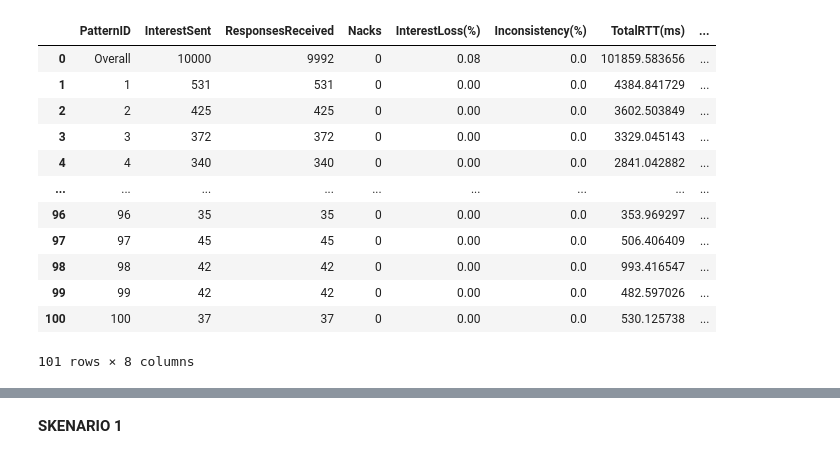
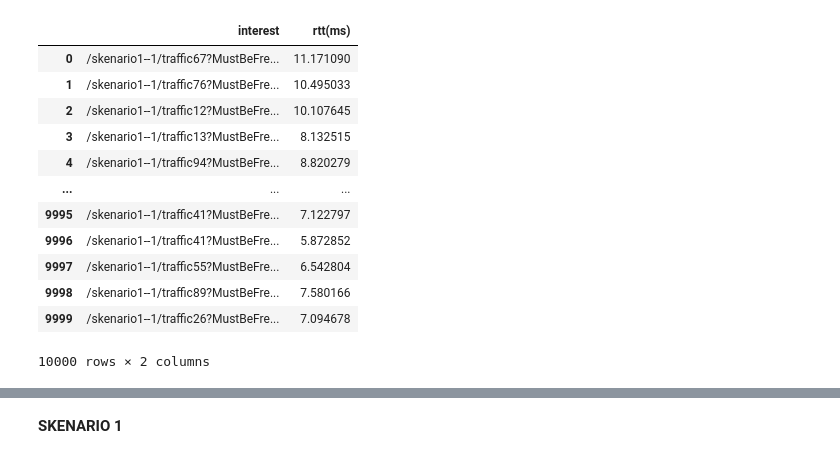
Before and after one commit to agnislur/ndn_project, a Jupyter notebook: OlahData.ipynb, the cells around one changed output, grey strips where cells are left out. Drawn from its saved outputs; the diff is of its cells as text; code cells hidden in the pictures.

```diff
--- a/OlahData.ipynb
+++ b/OlahData.ipynb
@@ -31,19 +25,23 @@ log23=pd.read_csv("log-skenario2-3-benerin3.csv", index_col=False)
 log11=pd.read_csv("log-skenario1-1.csv", index_col=False)
 log12=pd.read_csv("log-skenario1-2.csv", index_col=False)
 log13=pd.read_csv("log-skenario1-3.csv", index_col=False)
+
+log111=pd.read_csv("interest-skenario1-1.csv", index_col=False)
+log122=pd.read_csv("interest-skenario1-2.csv", index_col=False)
+log133=pd.read_csv("interest-skenario1-3.csv", index_col=False)
-# %%
-log33
-# %% [output]
-|  | PatternID | InterestSent | ResponsesReceived | Nacks | InterestLoss(%) | Inconsistency(%) | TotalRTT(ms) | ... |
-| 0 | Overall | 10000 | 9992 | 0 | 0.08 | 0.0 | 101859.583656 | ... |
-| 1 | 1 | 531 | 531 | 0 | 0.00 | 0.0 | 4384.841729 | ... |
-| 2 | 2 | 425 | 425 | 0 | 0.00 | 0.0 | 3602.503849 | ... |
-| 3 | 3 | 372 | 372 | 0 | 0.00 | 0.0 | 3329.045143 | ... |
-| 4 | 4 | 340 | 340 | 0 | 0.00 | 0.0 | 2841.042882 | ... |
-| ... | ... | ... | ... | ... | ... | ... | ... | ... |
-| 96 | 96 | 35 | 35 | 0 | 0.00 | 0.0 | 353.969297 | ... |
-| 97 | 97 | 45 | 45 | 0 | 0.00 | 0.0 | 506.406409 | ... |
-| 98 | 98 | 42 | 42 | 0 | 0.00 | 0.0 | 993.416547 | ... |
-| 99 | 99 | 42 | 42 | 0 | 0.00 | 0.0 | 482.597026 | ... |
-| 100 | 100 | 37 | 37 | 0 | 0.00 | 0.0 | 530.125738 | ... |
-101 rows × 8 columns
+# %%
+log111
+# %% [output]
+|  | interest | rtt(ms) |
+| 0 | /skenario1--1/traffic67?MustBeFre... | 11.171090 |
+| 1 | /skenario1--1/traffic76?MustBeFre... | 10.495033 |
+| 2 | /skenario1--1/traffic12?MustBeFre... | 10.107645 |
+| 3 | /skenario1--1/traffic13?MustBeFre... | 8.132515 |
+| 4 | /skenario1--1/traffic94?MustBeFre... | 8.820279 |
+| ... | ... | ... |
+| 9995 | /skenario1--1/traffic41?MustBeFre... | 7.122797 |
+| 9996 | /skenario1--1/traffic41?MustBeFre... | 5.872852 |
+| 9997 | /skenario1--1/traffic55?MustBeFre... | 6.542804 |
+| 9998 | /skenario1--1/traffic89?MustBeFre... | 7.580166 |
+| 9999 | /skenario1--1/traffic26?MustBeFre... | 7.094678 |
+10000 rows × 2 columns
```
Also changed, not shown: parts of 3 cells of this notebook.
